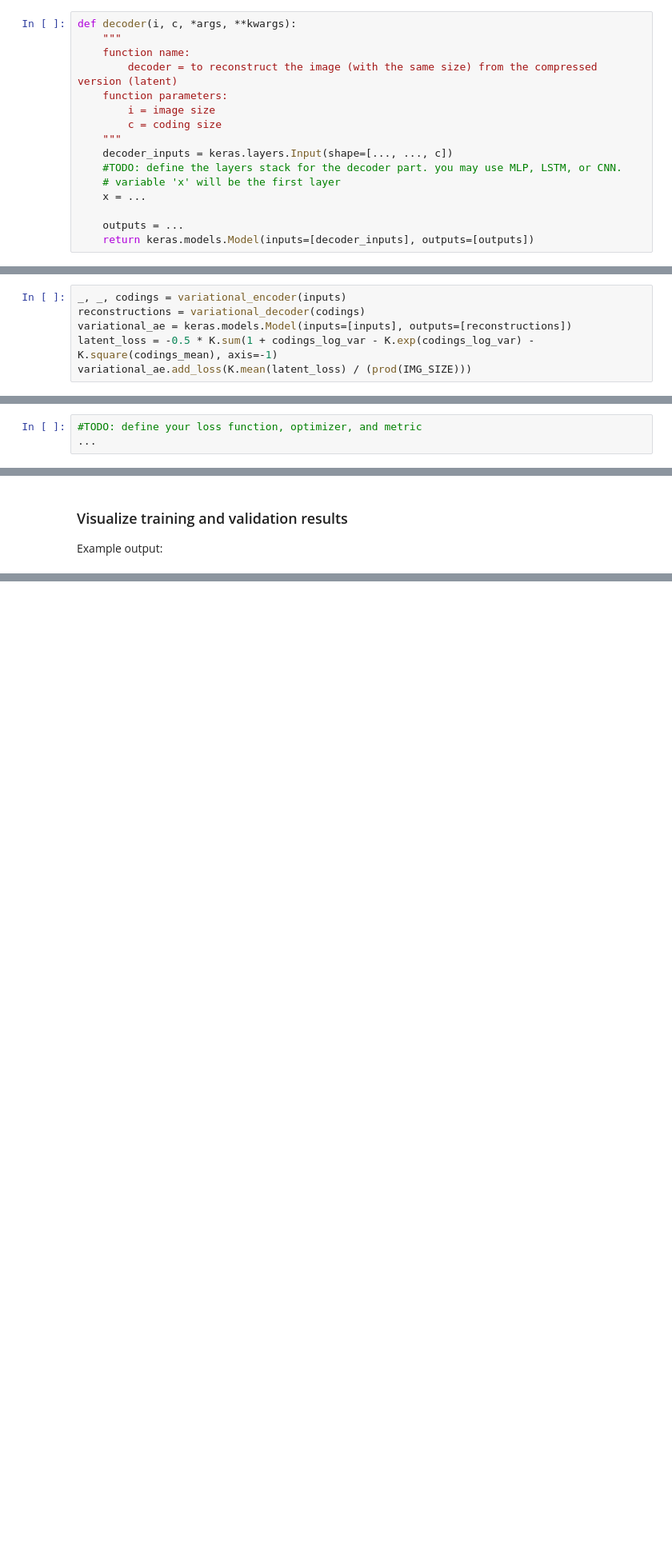
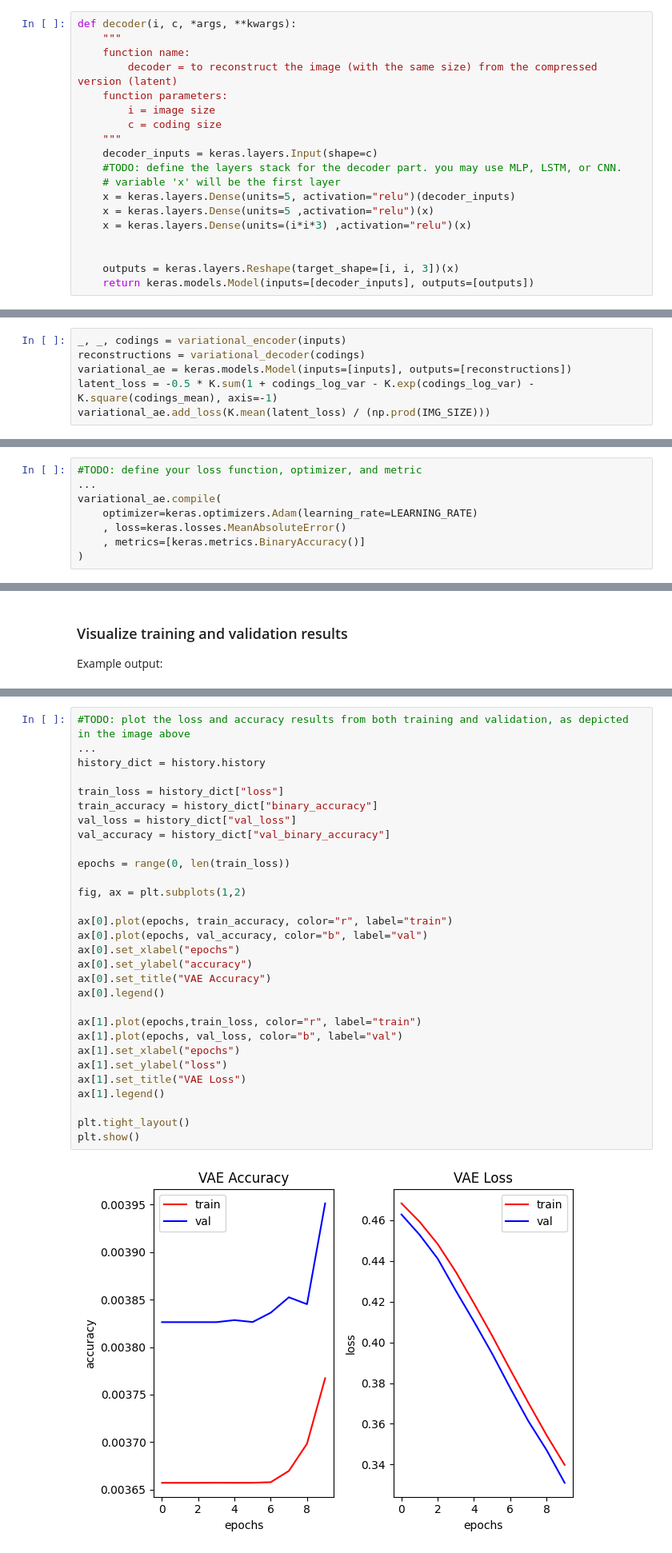
Before and after one commit to i-putu-mahendra-wijaya/agriaku-ds-case, a Jupyter notebook: 01_variational_autoencoder.ipynb, the cells around one changed output, grey strips where cells are left out. Shown: that part at 80% size. Cells and saved outputs as stored; diff of their text form; blank space fills up the shorter version.

```diff
--- a/01_variational_autoencoder.ipynb
+++ b/01_variational_autoencoder.ipynb
@@ -65,12 +128,15 @@ def decoder(i, c, *args, **kwargs):
         i = image size
         c = coding size
     """
-    decoder_inputs = keras.layers.Input(shape=[..., ..., c])
+    decoder_inputs = keras.layers.Input(shape=c)
     #TODO: define the layers stack for the decoder part. you may use MLP, LSTM, or CNN.
     # variable 'x' will be the first layer
-    x = ...
+    x = keras.layers.Dense(units=5, activation="relu")(decoder_inputs)
+    x = keras.layers.Dense(units=5 ,activation="relu")(x)
+    x = keras.layers.Dense(units=(i*i*3) ,activation="relu")(x)
 
-    outputs = ...
+
+    outputs = keras.layers.Reshape(target_shape=[i, i, 3])(x)
     return keras.models.Model(inputs=[decoder_inputs], outputs=[outputs])
 # %%
 variational_encoder, inputs, codings_mean, codings_log_var = encoder(i=IMG_SIZE, c=CODINGS_SIZE)
@@ -83,12 +187,17 @@ _, _, codings = variational_encoder(inputs)
 reconstructions = variational_decoder(codings)
 variational_ae = keras.models.Model(inputs=[inputs], outputs=[reconstructions])
 latent_loss = -0.5 * K.sum(1 + codings_log_var - K.exp(codings_log_var) - K.square(codings_mean), axis=-1)
-variational_ae.add_loss(K.mean(latent_loss) / (prod(IMG_SIZE)))
+variational_ae.add_loss(K.mean(latent_loss) / (np.prod(IMG_SIZE)))
 # %% [markdown]
 ### Compile the model
 # %%
 #TODO: define your loss function, optimizer, and metric
 ...
+variational_ae.compile(
+    optimizer=keras.optimizers.Adam(learning_rate=LEARNING_RATE)
+    , loss=keras.losses.MeanAbsoluteError()
+    , metrics=[keras.metrics.BinaryAccuracy()]
+)
 # %% [markdown]
 ### Train the model
 * <b>Bechmark:</b> Validation accuracy fell at `91.48%` within 10 epochs.
@@ -107,3 +234,35 @@ Example output:
+# %%
+#TODO: plot the loss and accuracy results from both training and validation, as depicted in the image above
+...
+history_dict = history.history
+
+train_loss = history_dict["loss"]
+train_accuracy = history_dict["binary_accuracy"]
+val_loss = history_dict["val_loss"]
+val_accuracy = history_dict["val_binary_accuracy"]
+
+epochs = range(0, len(train_loss))
+
+fig, ax = plt.subplots(1,2)
+
+ax[0].plot(epochs, train_accuracy, color="r", label="train")
+ax[0].plot(epochs, val_accuracy, color="b", label="val")
+ax[0].set_xlabel("epochs")
+ax[0].set_ylabel("accuracy")
+ax[0].set_title("VAE Accuracy")
+ax[0].legend()
+
+ax[1].plot(epochs,train_loss, color="r", label="train")
+ax[1].plot(epochs, val_loss, color="b", label="val")
+ax[1].set_xlabel("epochs")
+ax[1].set_ylabel("loss")
+ax[1].set_title("VAE Loss")
+ax[1].legend()
+
+plt.tight_layout()
+plt.show()
+# %% [output]
+[figure, added]
 # %% [markdown]
 ### Test the model
 # %%
```
Also changed, not shown: parts of 13 cells of this notebook.
